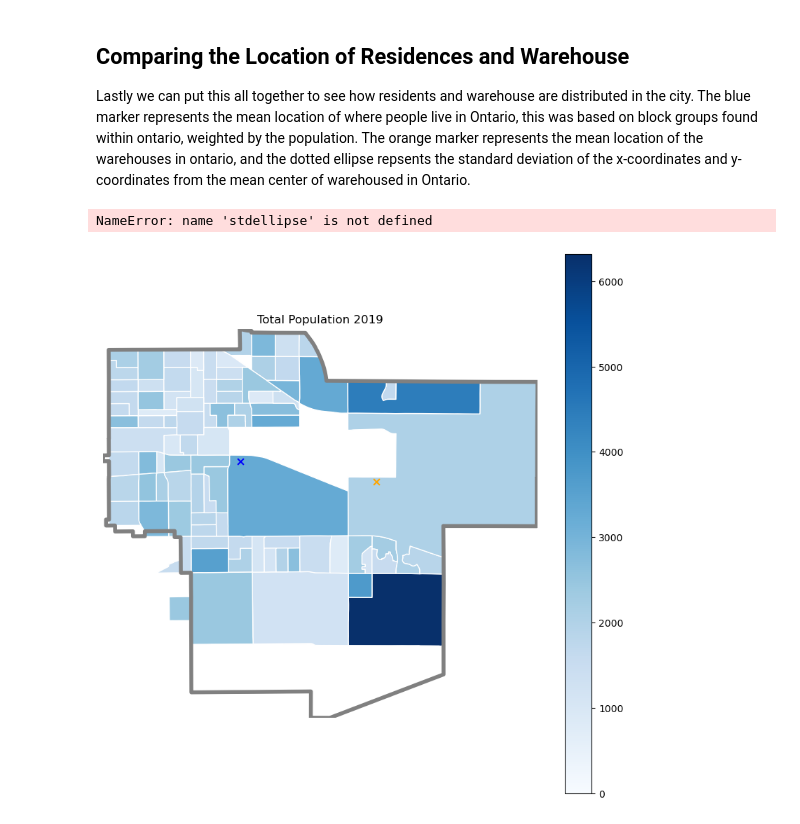
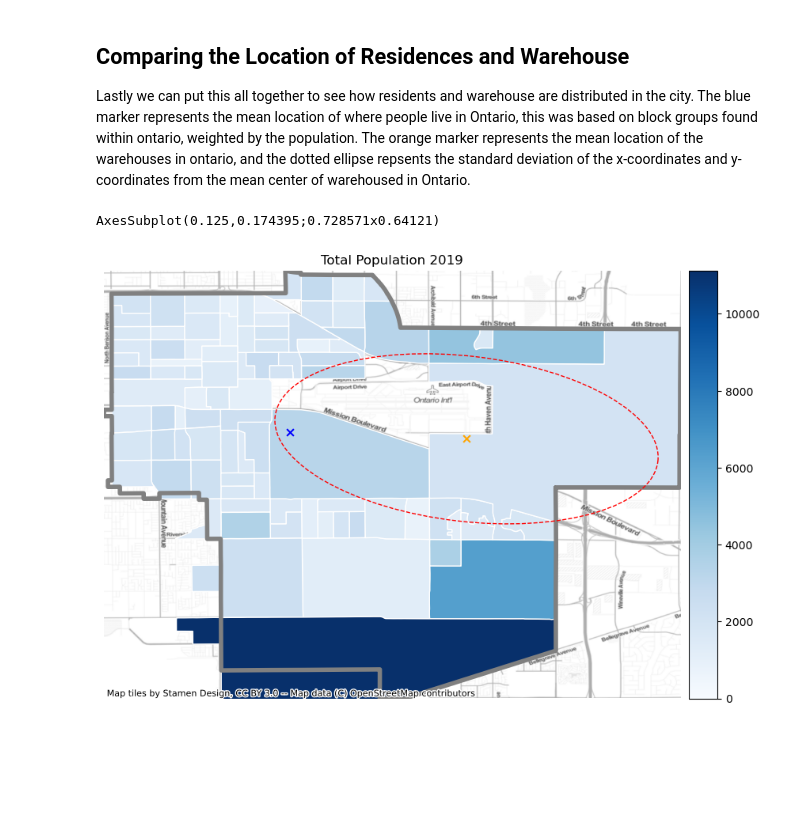
Before and after one commit to rg-al/UP221-cargo, a Jupyter notebook: Project Materials/Economic Analysis.ipynb, the cells around one changed output. Cells and saved outputs as stored; diff of their text form; code cells hidden in the pictures; blank space fills up the shorter version.

Commit message:
Updates to legend (need to add new color maps)

```diff
--- a/Project Materials/Economic Analysis.ipynb
+++ b/Project Materials/Economic Analysis.ipynb
@@ -87,7 +68,9 @@ ylim = ([xylim[1],  xylim[3]])
 Warehouse_Parcel_Geo1 = Warehouse_Parcel_Geo[(Warehouse_Parcel_Geo['Year built'] >= 2010) & (Warehouse_Parcel_Geo['Year built'] <= 2019)]
 #Have only tracts within ontario
 Ontario_boundary_check = Ontario_boundary.geometry.unary_union
+SB_County_Block_Group_Employment_missing_BG = SB_County_Block_Group_Employment[(SB_County_Block_Group_Employment['GEOID'] == '060710019031')]
 SB_County_Block_Group_Employment = SB_County_Block_Group_Employment[SB_County_Block_Group_Employment.geometry.centroid.within(Ontario_boundary_check)]
+SB_County_Block_Group_Employment = SB_County_Block_Group_Employment.append(SB_County_Block_Group_Employment_missing_BG)
 # %% [output]
   SB_County_Block_Group_Employment = SB_County_Block_Group_Employment[SB_County_Block_Group_Employment.geometry.centroid.within(Ontario_boundary_check)]
 # %% [markdown]
@@ -103,8 +86,9 @@ Warehouse_Parcel_Geo1.centroid.plot(ax=ax, color='orange',markersize=10,edgecolo
 Ontario_boundary.plot(ax=ax, facecolor="none", edgecolor="grey", lw=4)
 ax.set_title(variable)
 ax.set_axis_off()
-#ctx.add_basemap(ax, crs=4326);
+ctx.add_basemap(ax, crs=4326);
 ax.set_xlim(xlim)
 ax.set_ylim(ylim)
+plt.title(variable.title())
 # %% [output]
   Warehouse_Parcel_Geo1.centroid.plot(ax=ax, color='orange',markersize=10,edgecolor="black");
@@ -118,9 +102,10 @@ Warehouse_Parcel_Geo1.centroid.plot(ax=ax, color='orange',markersize=10,edgecolo
 Ontario_boundary.plot(ax=ax, facecolor="none", edgecolor="grey", lw=4)
 ax.set_title(variable)
 ax.set_axis_off()
-#ctx.add_basemap(ax, crs=4326);
+ctx.add_basemap(ax, crs=4326);
 ax.set_xlim(xlim)
 ax.set_ylim(ylim)
+plt.title(variable.title())
 # %% [output]
   Warehouse_Parcel_Geo1.centroid.plot(ax=ax, color='orange',markersize=10,edgecolor="black");
 (33.97530509018128, 34.09325978152058)
@@ -143,11 +128,15 @@ BGwmc = weighted_mean_center(SB_County_Block_Group_Employment[['x','y']], SB_Cou
 Warehouse_Mean_Center = centrography.mean_center(Warehouse_Parcel_Geo[['x','y']])
 WH_major, WH_minor, WH_rotation = centrography.ellipse(Warehouse_Parcel_Geo[['x','y']])
 
-# Construct the standard ellipse using matplotlib
-#stdellipse = Ellipse(xy=mean_center,
-  #                width=WH_major*2,
-   #               height=WH_minor*2,
-    #              angle = np.rad2deg(WH_rotation))
+# Construct the ellipse using matplotlib
+stdellipse = Ellipse(xy=Warehouse_Mean_Center,
+                    width=WH_major*2,
+                    height=WH_minor*2,
+                    angle = np.rad2deg(WH_rotation),
+                    facecolor='none',
+                    edgecolor='red',
+                    linestyle='--',
+                    label='Std. Ellipse')
 # %% [output]
   SB_County_Block_Group_Employment["x"] = SB_County_Block_Group_Employment.geometry.centroid.x
 
@@ -173,18 +162,21 @@ Lastly we can put this all together to see how residents and warehouse are distr
 # %%
 variable = 'Total Population 2019'
 fig, ax = plt.subplots(1,figsize = (10,10))
-SB_County_Block_Group_Employment.plot(column=variable,  ax = ax, cmap='Blues', edgecolor="white", legend=True, vmin=0)
+divider = make_axes_locatable(ax)
+cax = divider.append_axes("right", size="5%", pad=0.1)
+SB_County_Block_Group_Employment.plot(column=variable,  ax = ax, cmap='Blues', edgecolor="white", legend=True, vmin=0, cax=cax)
 BGwmc_gdf.plot(ax=ax, color='blue',markersize=40,marker = "x")
 Warehouse_gdf.plot(ax=ax, color='orange',markersize=40, marker = "x")
 
 Ontario_boundary.plot(ax=ax, facecolor="none", edgecolor="grey", lw=4)
 ax.set_title(variable)
 ax.set_axis_off()
-#ctx.add_basemap(ax, crs=4326);
+ctx.add_basemap(ax, crs=4326, source = ctx.providers.Stamen.TonerLite,
+                    alpha=0.7)
 ax.set_xlim(xlim)
 ax.set_ylim(ylim)
 ax.add_patch(stdellipse)
-print(ax)
+plt.title(variable.title())
 # %% [output]
-NameError: name 'stdellipse' is not defined
+AxesSubplot(0.125,0.174395;0.728571x0.64121)
-[figure, old version]
+[figure, new version]
```
Also changed, not shown: parts of 4 cells of this notebook.
